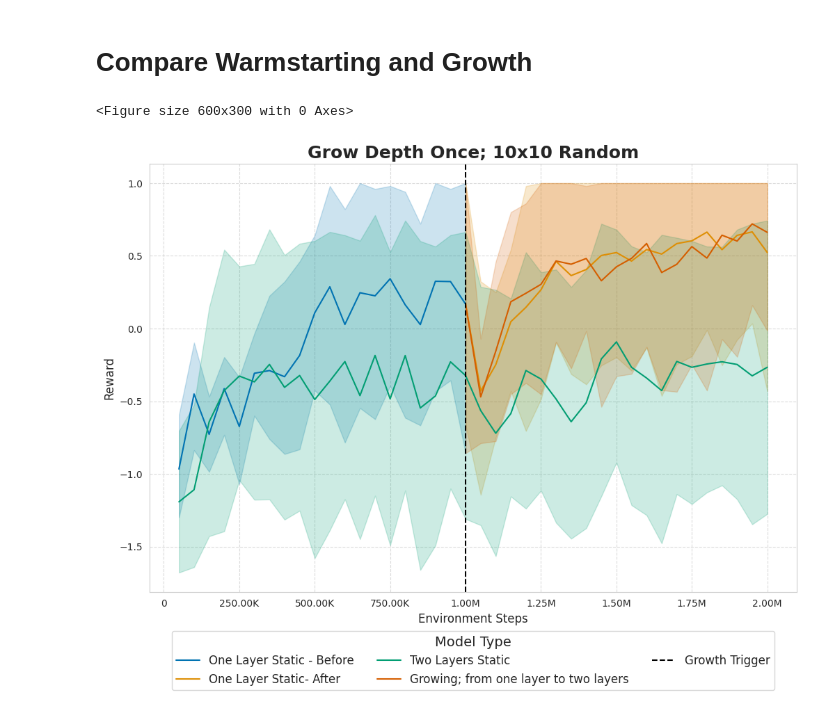
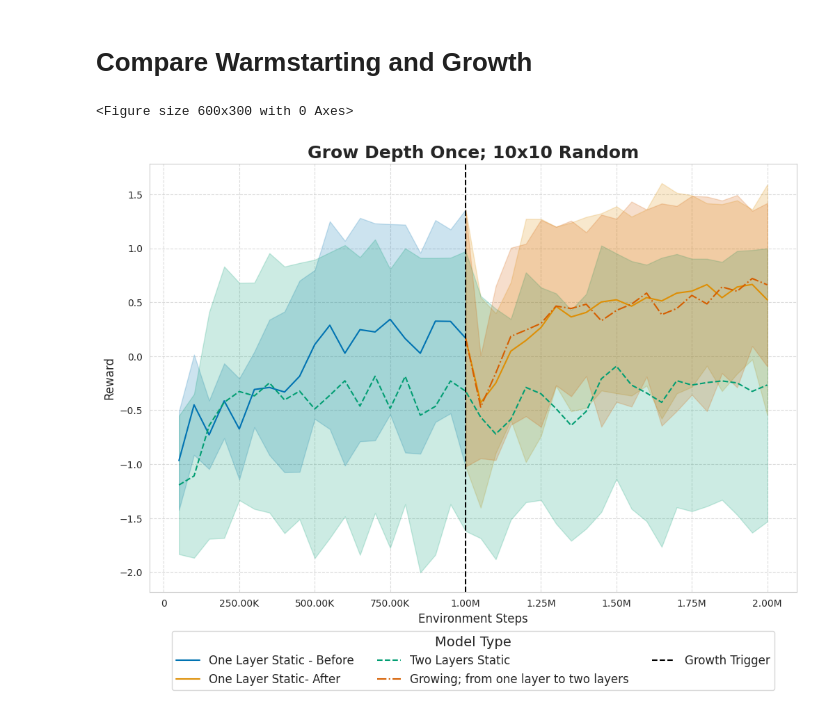
Before and after one commit to automl/GrowNN, a Jupyter notebook: plotting/minihack/grow_depth_once/plot_grow_depth_once.ipynb, the cells around one changed output. Saved outputs shown, nothing was run; the diff lists cells and outputs as text; code cells hidden in the pictures.

```diff
--- a/plotting/minihack/grow_depth_once/plot_grow_depth_once.ipynb
+++ b/plotting/minihack/grow_depth_once/plot_grow_depth_once.ipynb
@@ -383,17 +387,17 @@ sns.lineplot(data=combined_2_layer, x="timestep", y="evaluated_cost")
 from utils.plotting import training_process_style
 # %%
 training_process_style()
-sns.lineplot(data=relevat_training_process_before_growth, x="timestep", y="evaluated_cost", label="One Layer Static - Before")
-sns.lineplot(data=combined_warmstarted, x="timestep", y="evaluated_cost", label="One Layer Static- After")
-sns.lineplot(data=combined_2_layer, x="timestep", y="evaluated_cost", label="Two Layers Static")
-sns.lineplot(data=combined_growed, x="timestep", y="evaluated_cost", label="Growing; from one layer to two layers")
+sns.lineplot(data=relevat_training_process_before_growth, x="timestep", y="evaluated_cost", label="One Layer Static - Before", errorbar="sd")
+sns.lineplot(data=combined_warmstarted, x="timestep", y="evaluated_cost", label="One Layer Static- After", errorbar="sd")
+sns.lineplot(data=combined_2_layer, x="timestep", y="evaluated_cost", label="Two Layers Static", linestyle="--", errorbar="sd")
+sns.lineplot(data=combined_growed, x="timestep", y="evaluated_cost", label="Growing; from one layer to two layers", linestyle="-.", errorbar="sd")
 plt.axvline(x=1000000, color="black", linestyle="--", label = "Growth Trigger")
 plt.xlabel("Environment Steps")
 plt.ylabel("Reward")
 plt.legend(title="Model Type", fontsize=12, title_fontsize=14, loc="center", bbox_to_anchor=(0.5, -0.16), ncol=3)
 plt.grid(True, linestyle="--", alpha=0.7)
 plt.title("Grow Depth Once; 10x10 Random", fontsize=18, fontweight="bold")
 plt.savefig("plotting/minihack/grow_depth_once/grow_once_10x10_random.png", bbox_inches="tight")
 # %% [output]
 <Figure size 600x300 with 0 Axes>
-[figure, old version]
+[figure, new version]
```
Also changed, not shown: parts of 15 cells of this notebook, 3 other files.
